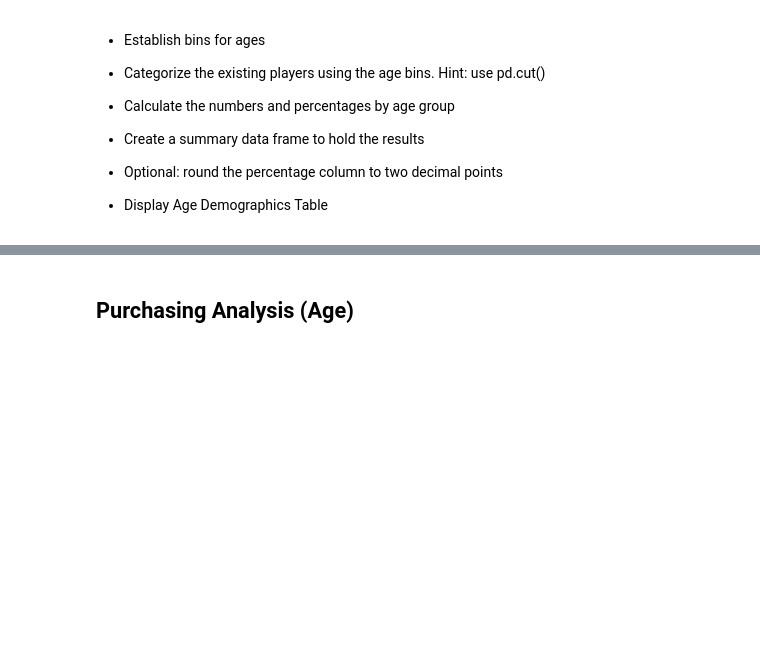
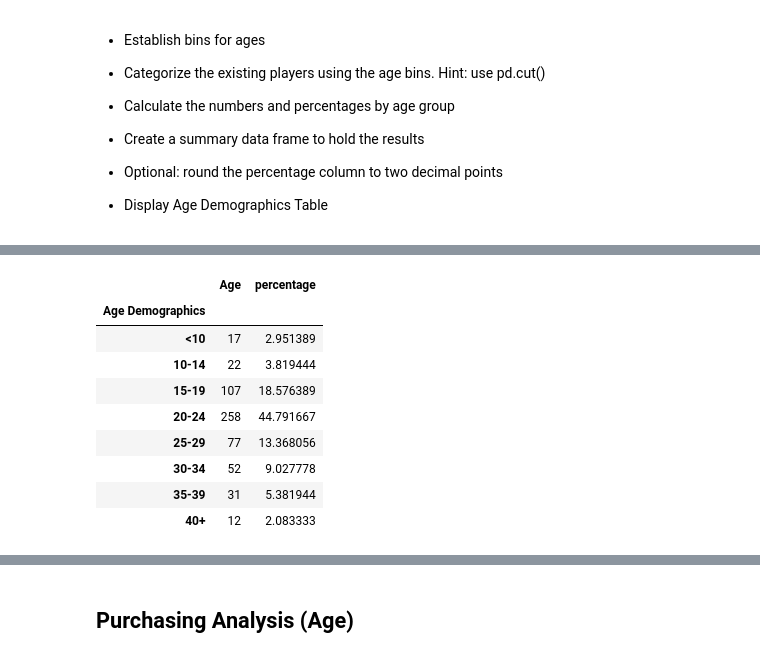
Before and after one commit to jump8621/pandas-challenge, a Jupyter notebook: HeroesOfPymoli_starter.ipynb, the cells around one changed output, grey strips where cells are left out. Drawn from its saved outputs; the diff is of its cells as text; code cells hidden in the pictures; blank space fills up the shorter version.

```diff
--- a/HeroesOfPymoli_starter.ipynb
+++ b/HeroesOfPymoli_starter.ipynb
@@ -18,5 +18,14 @@ purchase_data_df = pd.read_csv(csv_path)
 total_players = purchase_data_df["Age"].count()
 print("Player Count = " + str(total_players))
 #len(purchase_data_df)
+
+unique_users_df = purchase_data_df[["SN","Gender", "Age"]]
+unique_users_df = unique_users_df.drop_duplicates()
+
+gender = unique_users_df["Gender"].value_counts()
+gender
+
+unique_users_total_df = gender.sum()
+unique_users_total_df
 # %% [output]
 Player Count = 780
@@ -207,0 +222,36 @@ avgprice_df.head()
+# %%
+bin = [0, 9, 14, 19, 24, 29, 34, 39, 100]
+labels = ['<10', '10-14', '15-19', '20-24', '25-29', '30-34', '35-39', ' 40+']
+unique_users_df["Age Demographics"] = pd.cut(unique_users_df["Age"], bin, labels=labels, include_lowest=True)
+
+age_count = unique_users_df.groupby(["Age Demographics"])
+age_count[["Age"]].count()
+age_count_df = age_count[["Age"]].count()
+
+percentage = age_count_df["Age"]/unique_users_total_df
+age_count_df["percentage"] = percentage*100
+
+age_count_df
+
+# age_count_df[0].astype
+
+#unique_users_total_df
+# age_count= unique_users_df["Age Demographics"].value_counts()
+
+#age_count_df = pd.DataFrame(age_count)
+# age_count_df
+
+# age_count_df.sort_values(labels)
+
+#pd.cut
+# %% [output]
+|  | Age | percentage |
+| Age Demographics |  |  |
+| <10 | 17 | 2.951389 |
+| 10-14 | 22 | 3.819444 |
+| 15-19 | 107 | 18.576389 |
+| 20-24 | 258 | 44.791667 |
+| 25-29 | 77 | 13.368056 |
+| 30-34 | 52 | 9.027778 |
+| 35-39 | 31 | 5.381944 |
+| 40+ | 12 | 2.083333 |
```
Also changed, not shown: parts of 5 cells of this notebook.
